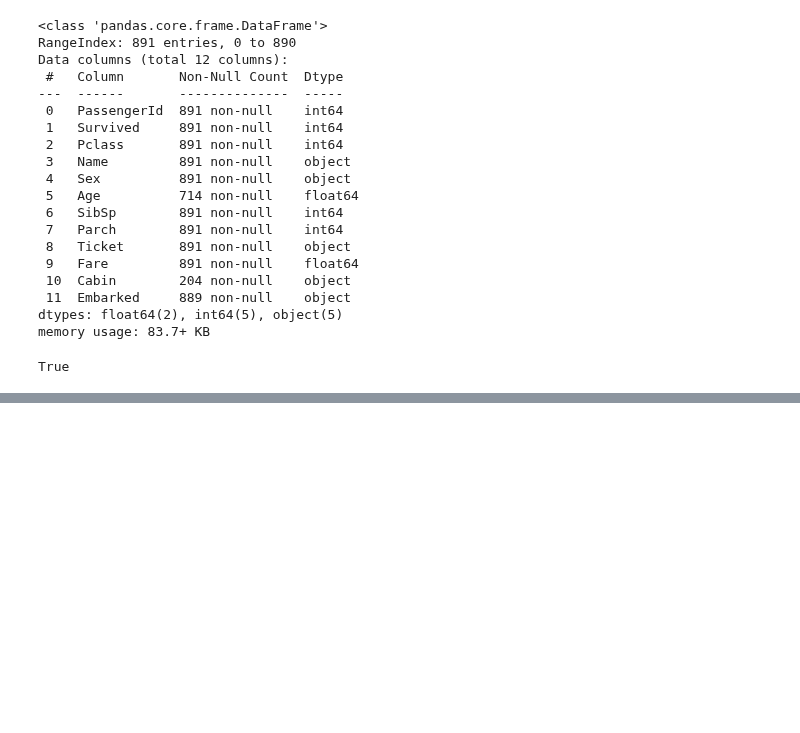
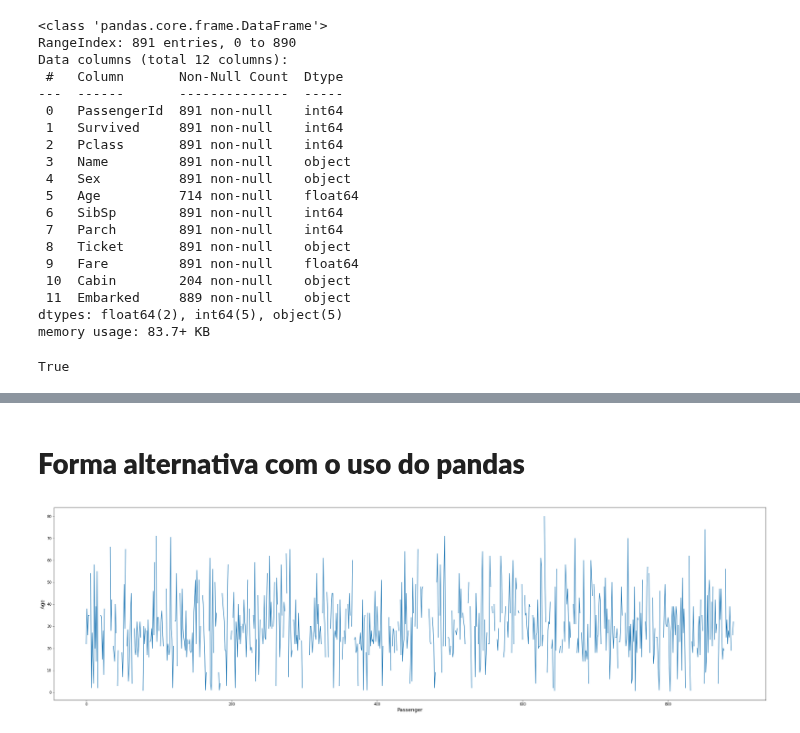
Before and after one commit to julioreis-dev/tutorial_pandas, a Jupyter notebook: plotgraf.ipynb, the cells around one changed output, grey strips where cells are left out. Saved outputs shown, nothing was run; the diff lists cells and outputs as text; code cells hidden in the pictures; blank space fills up the shorter version.

```diff
--- a/plotgraf.ipynb
+++ b/plotgraf.ipynb
@@ -77,0 +71,10 @@ df.head()
+# %% [markdown]
+# **Forma alternativa com o uso do pandas**
+# %%
+plt.figure(figsize=(36,10))
+df.Age.plot()
+plt.xlabel('Passenger', fontsize=14)
+plt.ylabel('Age', fontsize=14)
+plt.show()
+# %% [output]
+[figure, added]
```
Also changed, not shown: parts of 5 cells of this notebook.
